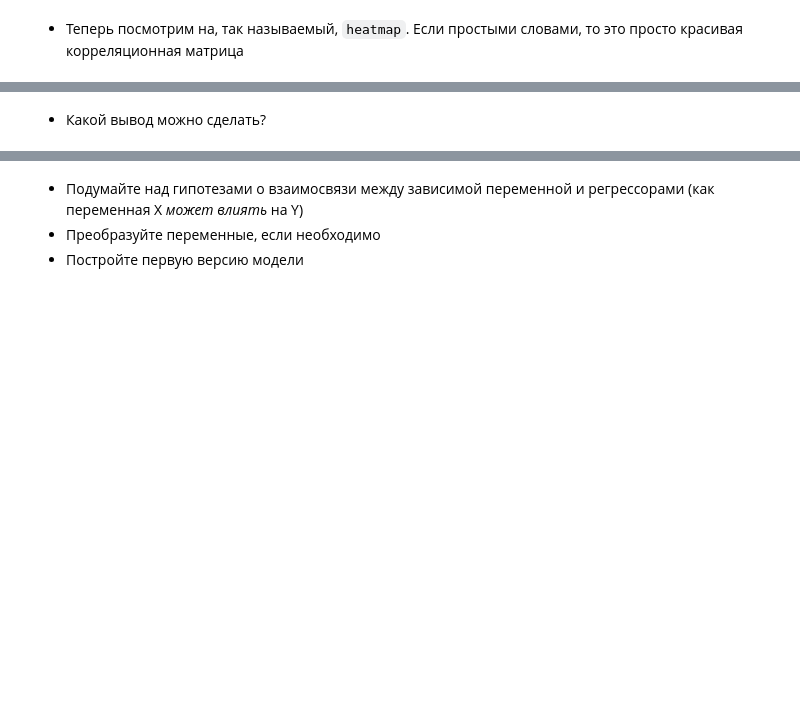
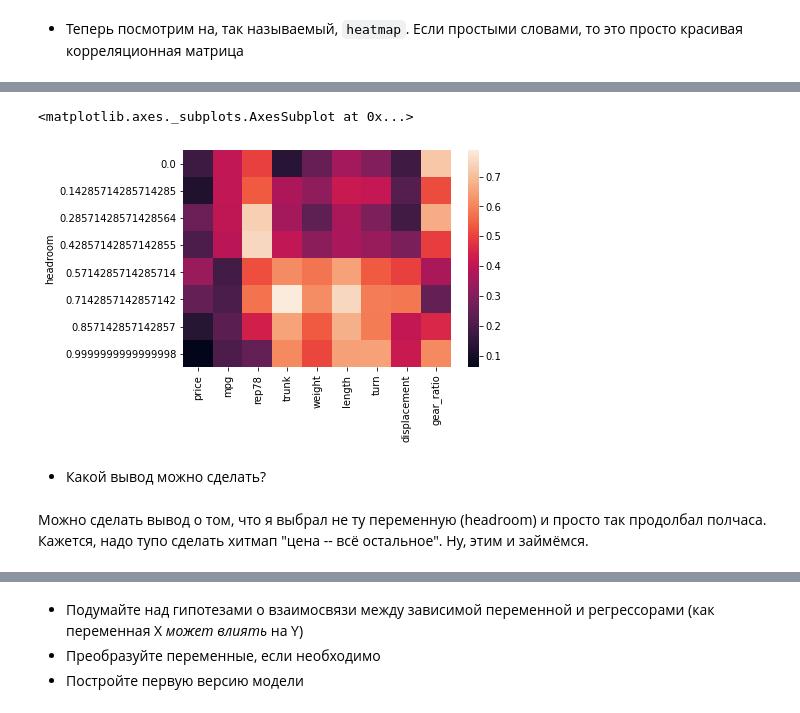
Before and after one commit to yk4r2/AAA, a Jupyter notebook: homeworks/HW1/main.ipynb, the cells around one changed output, grey strips where cells are left out. Saved outputs shown, nothing was run; the diff lists cells and outputs as text; code cells hidden in the pictures; blank space fills up the shorter version.

```diff
--- a/homeworks/HW1/main.ipynb
+++ b/homeworks/HW1/main.ipynb
@@ -72,0 +152,12 @@ import seaborn as sns
+# %%
+from sklearn import preprocessing
+
+x = df_matrix.select_dtypes(exclude=['object']).values #returns a numpy array
+min_max_scaler = preprocessing.MinMaxScaler()
+x_scaled = min_max_scaler.fit_transform(x)
+df = pd.DataFrame(x_scaled)
+# %%
+df.index = df_matrix.index
+df.columns = df_matrix.select_dtypes(exclude='object').columns
+# %%
+df.set_index('headroom').groupby(level=0).mean()
@@ -73,2 +175,10 @@ import seaborn as sns
+# %%
+sns.heatmap(df.set_index('headroom').groupby(level=0).mean())
+# %% [output]
+<matplotlib.axes._subplots.AxesSubplot at 0x...>
+[figure, added]
 # %% [markdown]
 - Какой вывод можно сделать?
+# %% [markdown]
+Можно сделать вывод о том, что я выбрал не ту переменную (headroom) и просто так продолбал полчаса.
+Кажется, надо тупо сделать хитмап "цена -- всё остальное". Ну, этим и займёмся.
```
Also changed, not shown: parts of 88 cells of this notebook, 1 other file.
